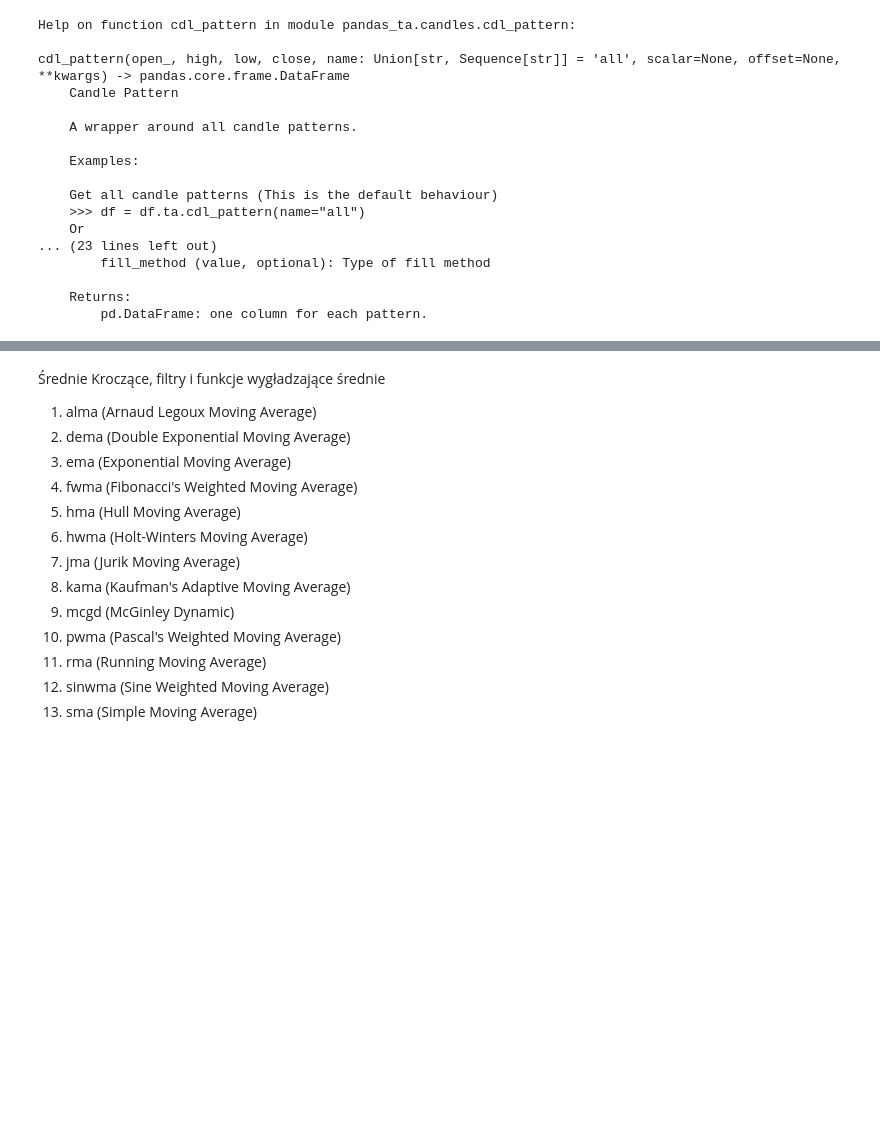
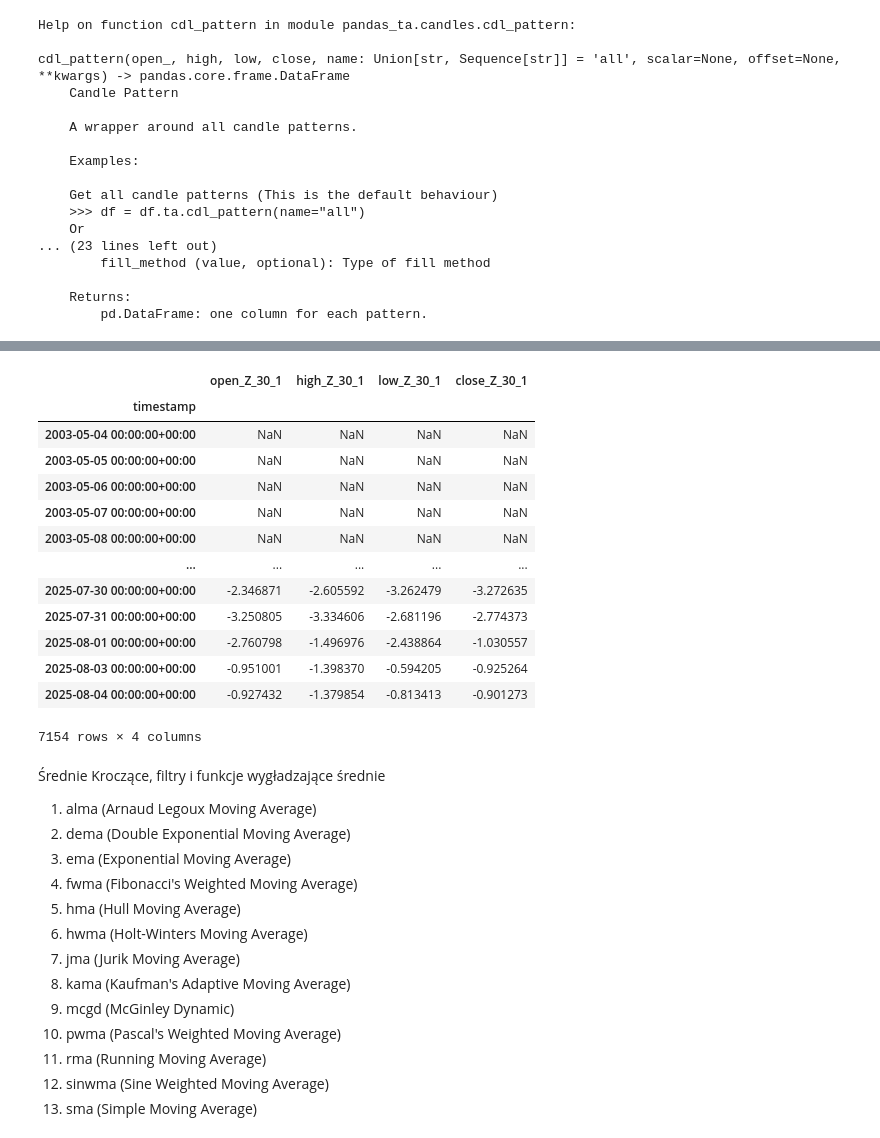
Before and after one commit to MichalTretowski/Trading_model, a Jupyter notebook: Trading.ipynb, the cells around one changed output, grey strips where cells are left out. Saved outputs shown, nothing was run; the diff lists cells and outputs as text; code cells hidden in the pictures; blank space fills up the shorter version.

```diff
--- a/Trading.ipynb
+++ b/Trading.ipynb
@@ -1954,7 +1952,22 @@ help(ta.cdl_z)
 # %%
 # 2. Candlestick Z-Score, ustawienia standardowe
-# Default Inputs:  <- parametry do modyfikacji
-df.ta.cdl_z(append=True)
+# Default Inputs: length=10, full=False, ddof=None, offset=0 <- parametry do modyfikacji
+df.ta.cdl_z(name='all', append=True)
+# %% [output]
+|  | open_Z_30_1 | high_Z_30_1 | low_Z_30_1 | close_Z_30_1 |
+| timestamp |  |  |  |  |
+| 2003-05-04 00:00:00+00:00 | NaN | NaN | NaN | NaN |
+| 2003-05-05 00:00:00+00:00 | NaN | NaN | NaN | NaN |
+| 2003-05-06 00:00:00+00:00 | NaN | NaN | NaN | NaN |
+| 2003-05-07 00:00:00+00:00 | NaN | NaN | NaN | NaN |
+| 2003-05-08 00:00:00+00:00 | NaN | NaN | NaN | NaN |
+| ... | ... | ... | ... | ... |
+| 2025-07-30 00:00:00+00:00 | -2.346871 | -2.605592 | -3.262479 | -3.272635 |
+| 2025-07-31 00:00:00+00:00 | -3.250805 | -3.334606 | -2.681196 | -2.774373 |
+| 2025-08-01 00:00:00+00:00 | -2.760798 | -1.496976 | -2.438864 | -1.030557 |
+| 2025-08-03 00:00:00+00:00 | -0.951001 | -1.398370 | -0.594205 | -0.925264 |
+| 2025-08-04 00:00:00+00:00 | -0.927432 | -1.379854 | -0.813413 | -0.901273 |
+7154 rows × 4 columns
 # %% [markdown]
 Średnie Kroczące, filtry i funkcje wygładzające średnie
 
```
Also changed, not shown: parts of 96 cells of this notebook.
